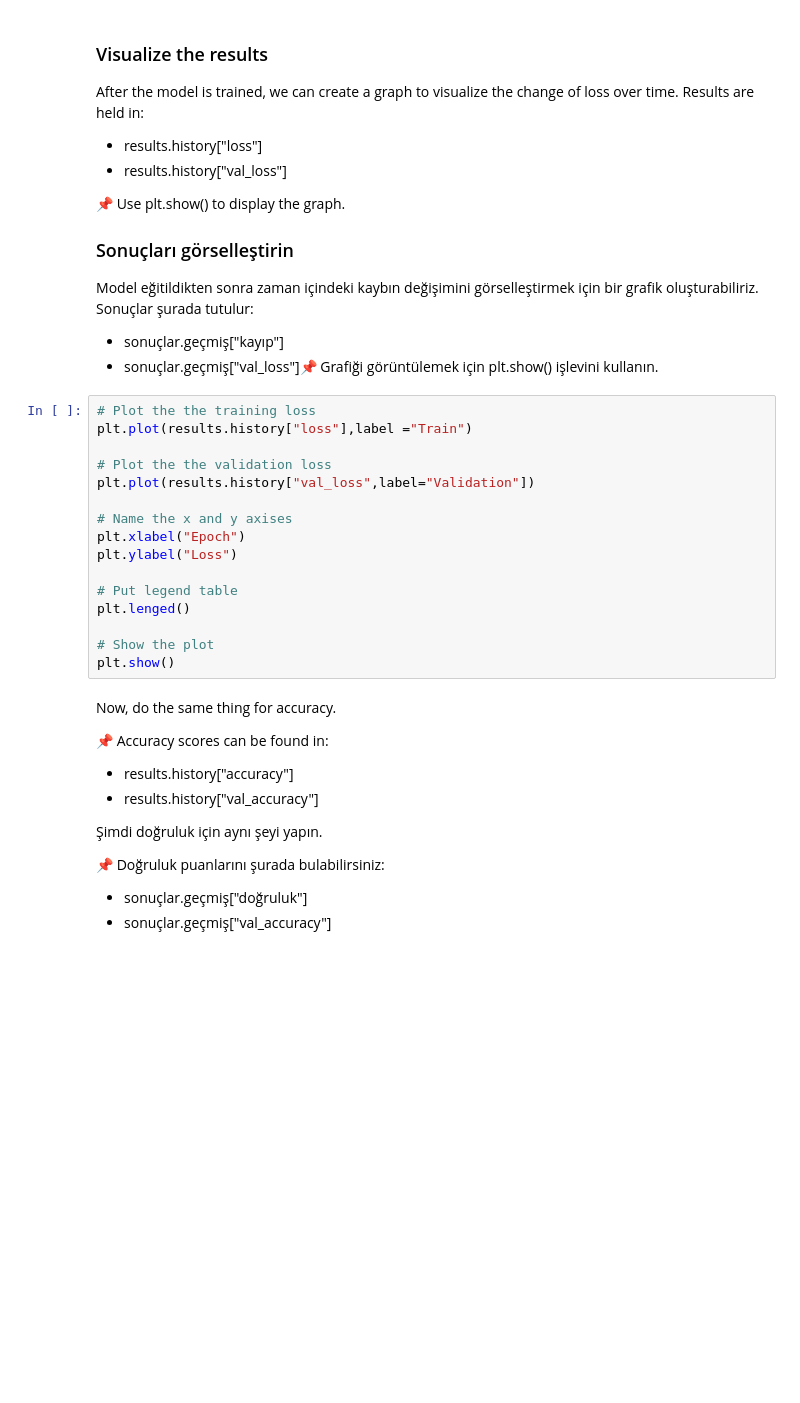
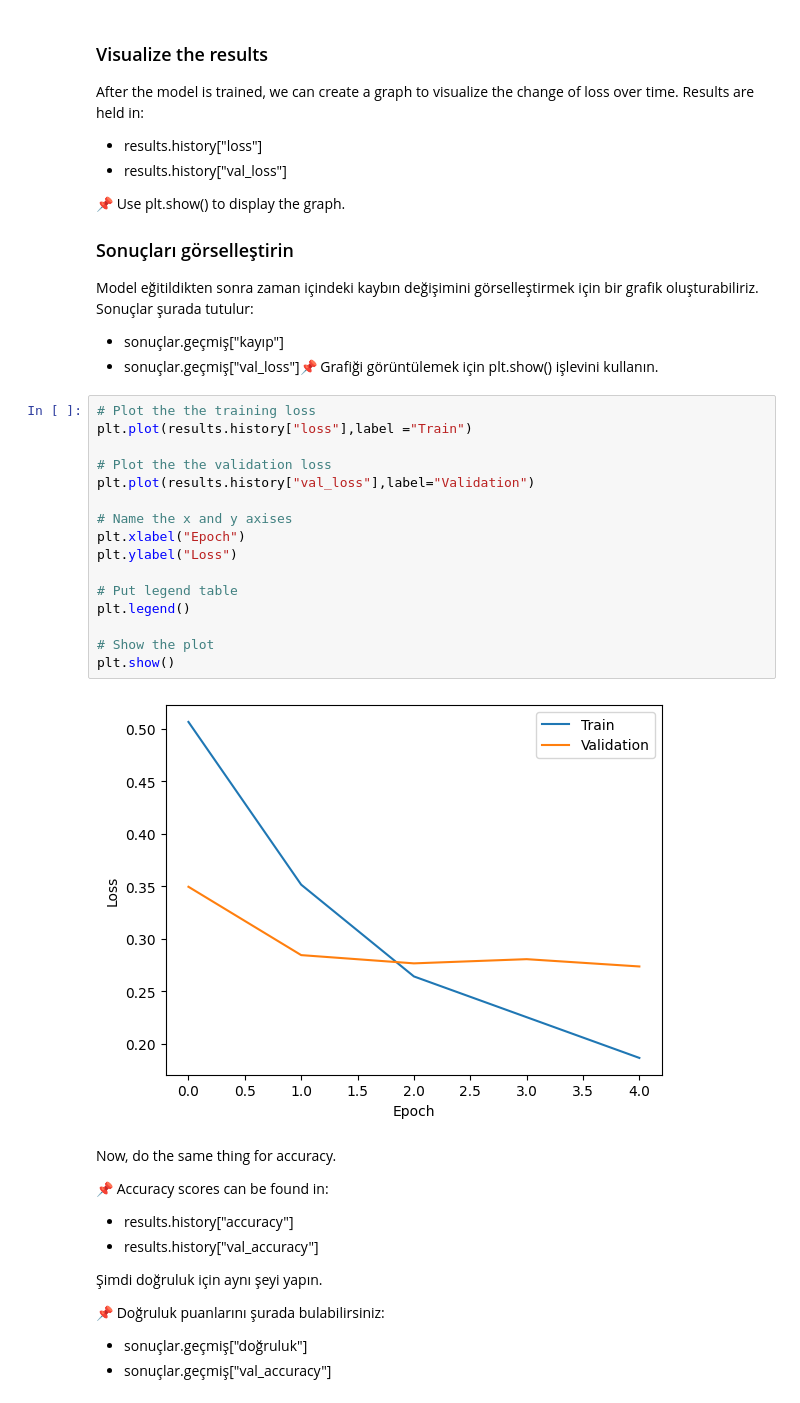
Before and after one commit to hafizeogut/Global_AI_Introduction_Deep_Learning_Bootcamp, a Jupyter notebook: 03_Recurrent neural networks_RNN/Guided_Project_3.ipynb, the cells around one changed output. Saved outputs shown, nothing was run; the diff lists cells and outputs as text; blank space fills up the shorter version.

```diff
--- a/03_Recurrent neural networks_RNN/Guided_Project_3.ipynb
+++ b/03_Recurrent neural networks_RNN/Guided_Project_3.ipynb
@@ -301,19 +308,21 @@ Model eğitildikten sonra zaman içindeki kaybın değişimini görselleştirmek
 # %%
 # Plot the the training loss
 plt.plot(results.history["loss"],label ="Train")
 
 # Plot the the validation loss
-plt.plot(results.history["val_loss",label="Validation"])
+plt.plot(results.history["val_loss"],label="Validation")
 
 # Name the x and y axises
 plt.xlabel("Epoch")
 plt.ylabel("Loss")
 
 # Put legend table
-plt.lenged()
+plt.legend()
 
 # Show the plot
 plt.show()
+# %% [output]
+[figure, added]
 # %% [markdown]
 Now, do the same thing for accuracy.
 
```
Also changed, not shown: parts of 3 cells of this notebook.
